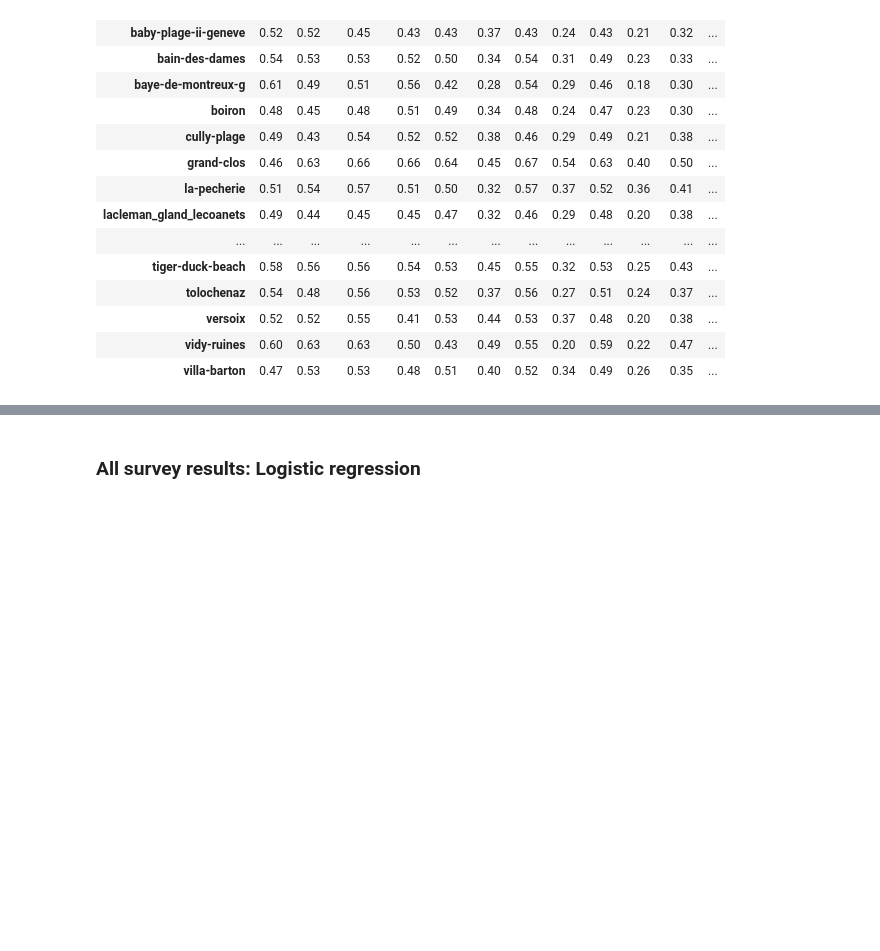
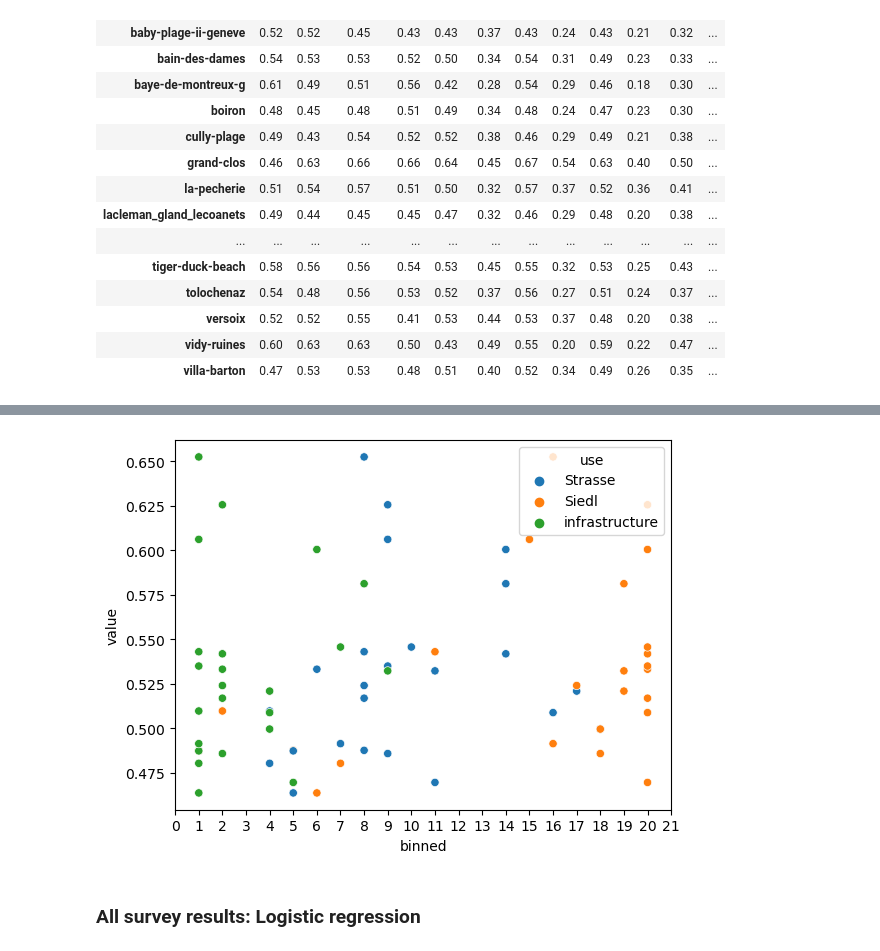
Before and after one commit to hammerdirt-analyst/landuse, a Jupyter notebook: probability.ipynb, the cells around one changed output, grey strips where cells are left out. Drawn from its saved outputs; the diff is of its cells as text; code cells hidden in the pictures; blank space fills up the shorter version.

```diff
--- a/probability.ipynb
+++ b/probability.ipynb
@@ -965,18 +965,20 @@ plt.show()
 def make_distribution(data, prior, scaled: bool = True):
 
     observed_alpha, observed_beta = data.k.sum(), data.n.sum()
-    k,n, ascaled, bscaled, a,b, mu, var = update_alpha_beta_for_a_code((observed_alpha, observed_beta))
+
 
     if scaled:
         # recall optimizing returns the paramaters for
         # the beta distribution
         # a_beta = update_beta(prior, (ascaled, bscaled))
+        _, _, ascaled, bscaled, _,  _, _, _ = update_alpha_beta_for_a_code((observed_alpha, observed_beta))
         alpha = prior.alpha + ascaled
         beta = prior.beta + bscaled
         a_beta = make_beta(alpha, beta)
 
     else:
         # a_beta = update_beta(prior, (k, n-k))
+        k, n, _, _, _,  _, _, _ = update_alpha_beta_for_a_code((observed_alpha, observed_beta))
         alpha = prior.alpha + k
         beta = prior.beta + (n - k)
         a_beta = make_beta(alpha, beta)
@@ -1133,7 +1135,7 @@ class LocationCodeAndLandUseValues:
                 "scaled_prior":scaled_prior,
                 "scaled_expected":scaled_expected
             }
-            # expected_probs = make_distribution(data, prior_probs, scaled=scaled_expected)
+
             a_beta_dist, prior_beta = self.make_expected_probs(**kwargs)
             section_probs.update({a_section: a_beta_dist})
             section_priors.update({a_section: prior_beta})
@@ -1986,3 +2057,22 @@ Table 19: The probability of exceeding the threshhold at different locations on
+# %%
+ghi = rhone[0]['lac-leman'].land_use_tested[["location", "use","binned"]].set_index("location")
+
+ghx = alake.merge(ghi, left_index=True, right_index=True, validate="one_to_many")
+ghx.reset_index(drop=False, inplace=True)
+
+ghxi = pd.melt(ghx, value_vars=alake.columns, id_vars=["use", "binned", "index"])
+codes = ["G27"]
+
+data = ghxi[(ghxi.use.isin(["Strasse", "Siedl", "infrastructure"]))&(ghxi.variable.isin(codes))]
+fig, ax = plt.subplots()
+
+ax = sns.scatterplot(data=data, x = "binned", y="value", hue="use", ax=ax)
+ax.xaxis.set_ticks(np.arange(0, 22, 1))
+# ax.xaxis.set_major_formatter(ticker.FormatStrFormatter('%0.1f'))
+
+plt.show()
+# %% [output]
+[figure, added]
 # %% [markdown]
 ### All survey results: Logistic regression
 # %% [markdown]
```
Also changed, not shown: parts of 17 cells of this notebook.
